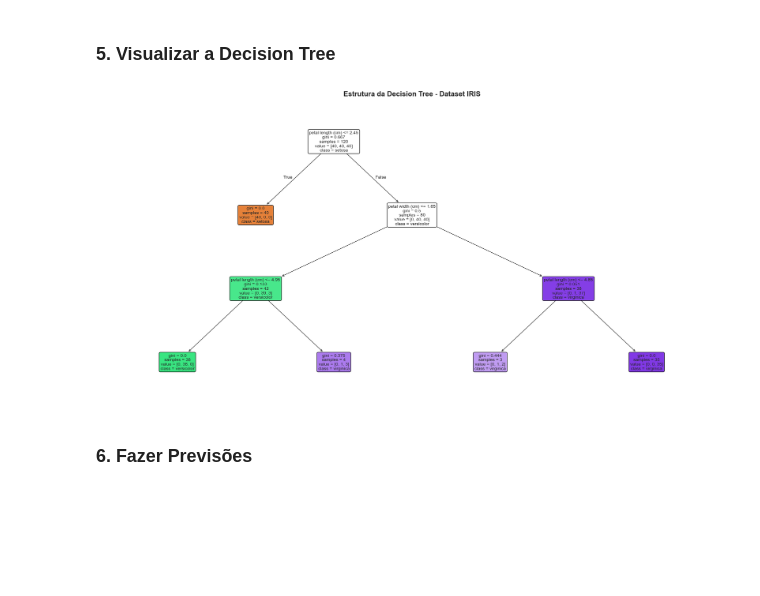
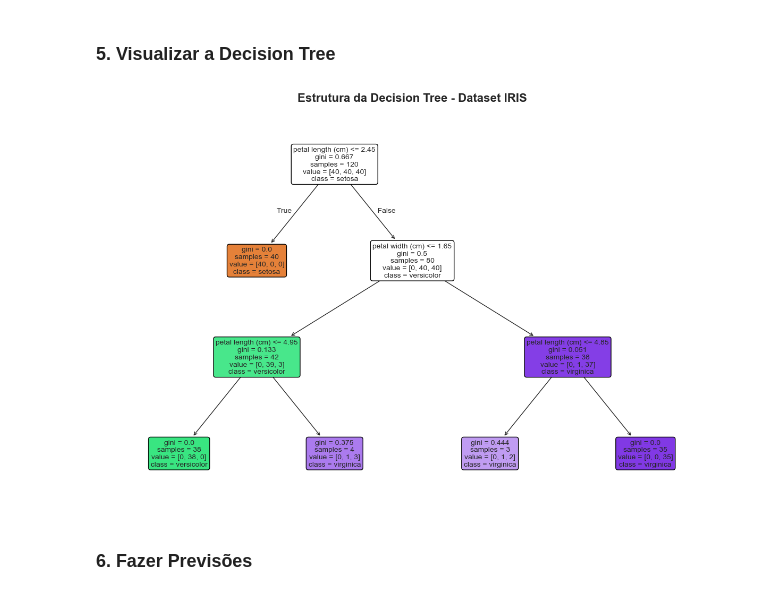
Before and after one commit to Mcaldas11/IA-class, a Jupyter notebook: notebook/Notebook1.ipynb, the cells around one changed output. Saved outputs shown, nothing was run; the diff lists cells and outputs as text; code cells hidden in the pictures; blank space fills up the shorter version.

```diff
--- a/Notebook1.ipynb
+++ b/notebook/Notebook1.ipynb
@@ -270,18 +268,18 @@ Número de folhas: 5
 ### 5. Visualizar a Decision Tree
 # %%
 # Visualizar a estrutura da árvore
-plt.figure(figsize=(20, 10))
+plt.figure(figsize=(12, 8))
 plot_tree(dt_classifier,
           feature_names=iris.feature_names,
           class_names=iris.target_names,
           filled=True,
           rounded=True,
           fontsize=10)
 plt.title('Estrutura da Decision Tree - Dataset IRIS', fontsize=16, fontweight='bold', pad=20)
 plt.tight_layout()
 plt.show()
 # %% [output]
-[figure, old version]
+[figure, new version]
 # %% [markdown]
 ### 6. Fazer Previsões
 # %%
```
Also changed, not shown: parts of 1 cell of this notebook, 2 other files.
